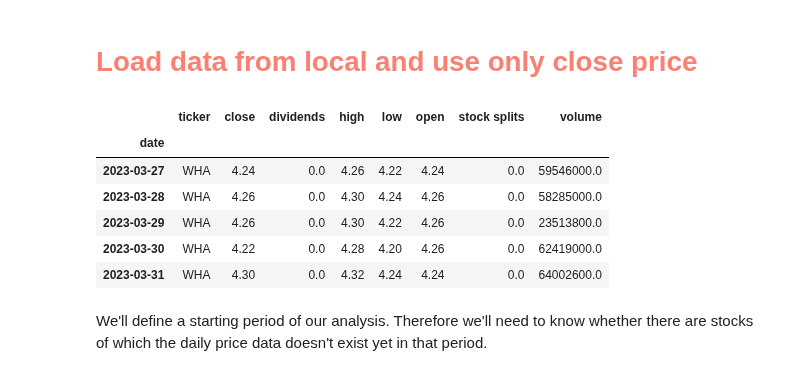
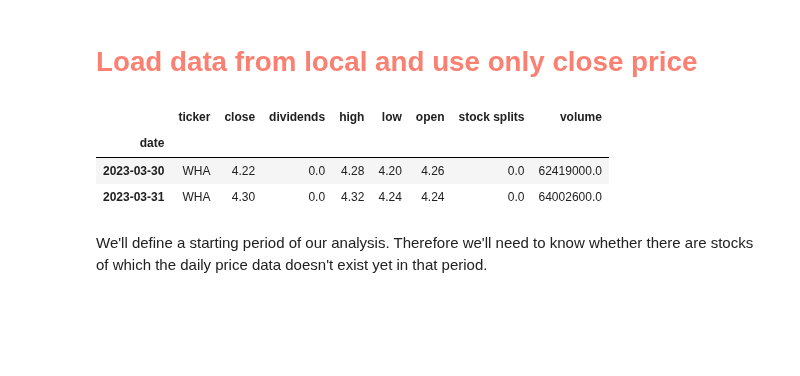
Before and after one commit to pasinsiri/quant-investment, a Jupyter notebook: alpha_factor.ipynb, the cells around one changed output. Saved outputs shown, nothing was run; the diff lists cells and outputs as text; code cells hidden in the pictures; blank space fills up the shorter version.

```diff
--- a/alpha_factor.ipynb
+++ b/alpha_factor.ipynb
@@ -55,18 +55,15 @@ all_tickers = [v + '.BK' for s in all_tickers for v in s]
 # %%
 raw_df = pd.read_parquet('./data/set')
 
 # convert index from datetime to date
 # raw_df.index = raw_df.index.date
 raw_df.set_index(pd.DatetimeIndex(raw_df.index))
 raw_df.index.name = 'date'
 
-raw_df.tail()
+raw_df.tail(2)
 # %% [output]
 |  | ticker | close | dividends | high | low | open | stock splits | volume |
 | date |  |  |  |  |  |  |  |  |
-| 2023-03-27 | WHA | 4.24 | 0.0 | 4.26 | 4.22 | 4.24 | 0.0 | 59546000.0 |
-| 2023-03-28 | WHA | 4.26 | 0.0 | 4.30 | 4.24 | 4.26 | 0.0 | 58285000.0 |
-| 2023-03-29 | WHA | 4.26 | 0.0 | 4.30 | 4.22 | 4.26 | 0.0 | 23513800.0 |
 | 2023-03-30 | WHA | 4.22 | 0.0 | 4.28 | 4.20 | 4.26 | 0.0 | 62419000.0 |
 | 2023-03-31 | WHA | 4.30 | 0.0 | 4.32 | 4.24 | 4.24 | 0.0 | 64002600.0 |
 # %%
```
Also changed, not shown: parts of 20 cells of this notebook.
